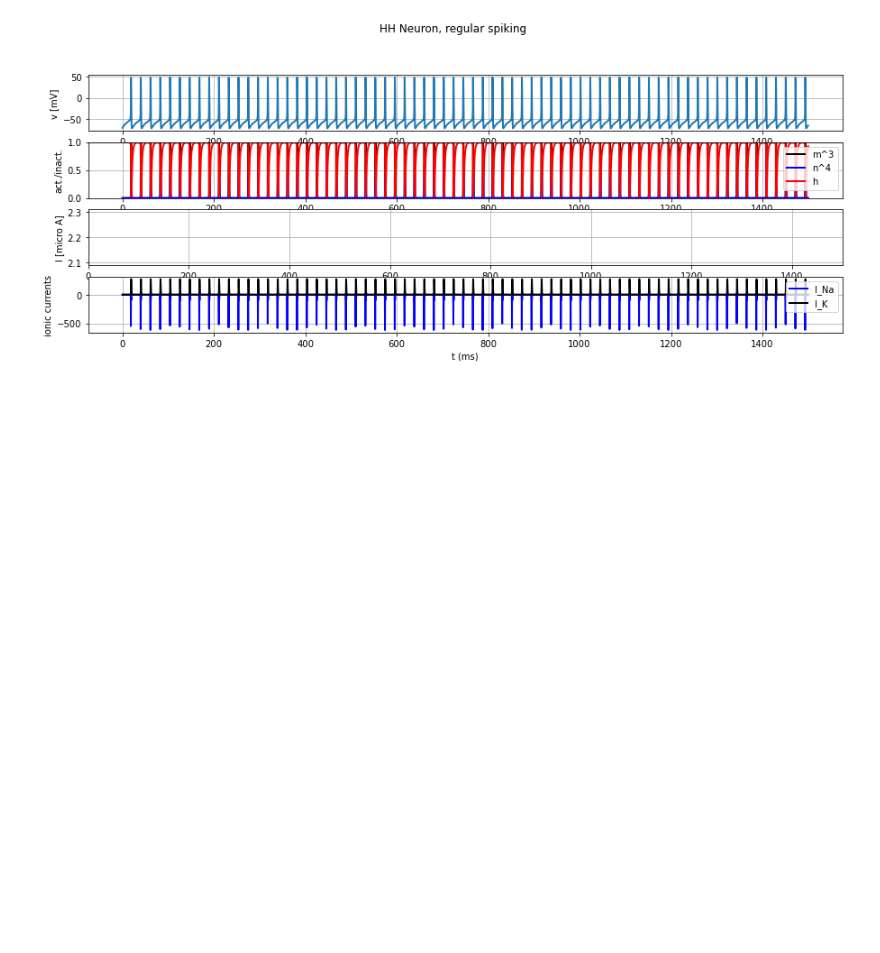
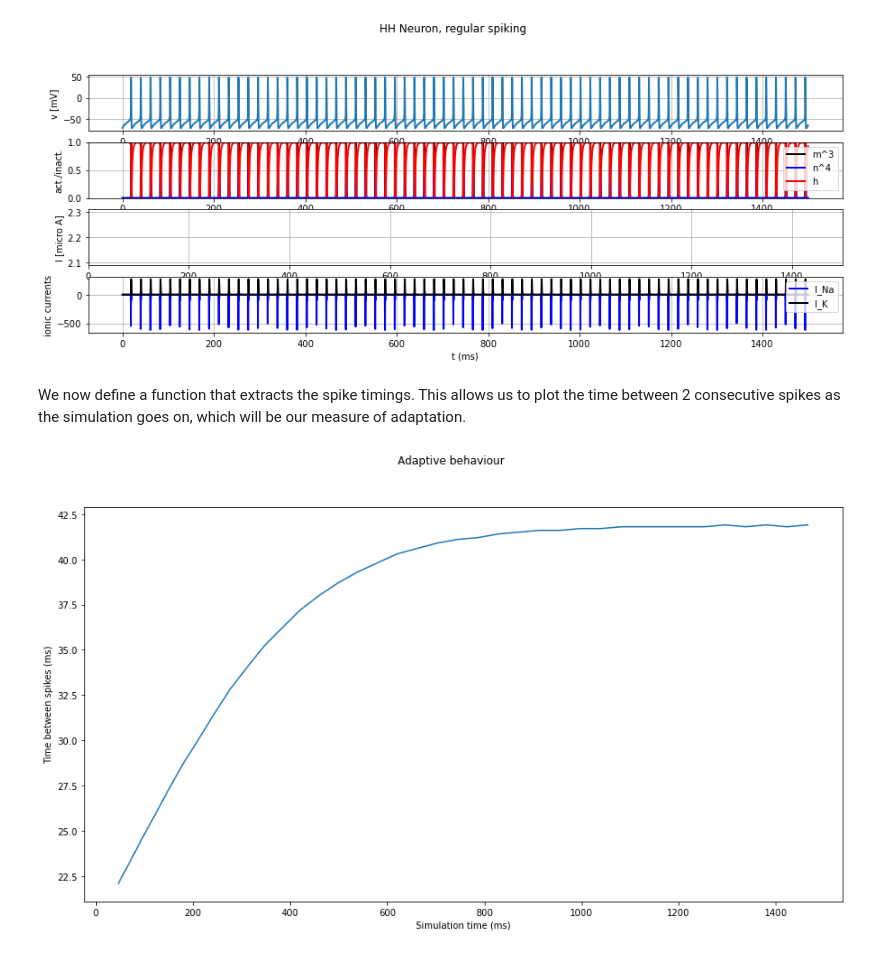
Before and after one commit to Thomas-debug-creator/SingleNeuron-HH2AdEx, a Jupyter notebook: first_notebook.ipynb, the cells around one changed output. Cells and saved outputs as stored; diff of their text form; code cells hidden in the pictures; blank space fills up the shorter version.

```diff
--- a/first_notebook.ipynb
+++ b/first_notebook.ipynb
@@ -342,3 +352,29 @@ plot_data(state_monitor, title="HH Neuron, regular spiking")
 # %% [output]
  [py.warnings]
 [figure]
+# %% [markdown]
+We now define a function that extracts the spike timings. This allows us to plot the time between 2 consecutive spikes as the simulation goes on, which will be our measure of adaptation.
+# %%
+def extract_spike_timings(state_monitor, plot = True):
+    indices = np.argwhere(state_monitor.vm[0] > 0)[:,0]
+    spike_timings = state_monitor.t[indices]
+
+    threshold = 0.01
+    time_between_spikes = np.empty(spike_timings.shape)
+    time_between_spikes[0] = np.inf  # always retain the 1st element
+    time_between_spikes[1:] = np.diff(spike_timings)
+    mask = time_between_spikes > threshold
+
+    time_between_spikes_cleaned = time_between_spikes[mask]
+
+    if plot:
+        plt.plot(state_monitor.t[indices[mask]] / b2.ms, time_between_spikes_cleaned / b2.ms)
+        plt.suptitle('Adaptive behaviour')
+        plt.xlabel('Simulation time (ms)')
+        plt.ylabel('Time between spikes (ms)')
+
+    return time_between_spikes
+# %%
+time_between_spikes = extract_spike_timings(state_monitor_adaptive)
+# %% [output]
+[figure, added]
```
Also changed, not shown: parts of 12 cells of this notebook.
